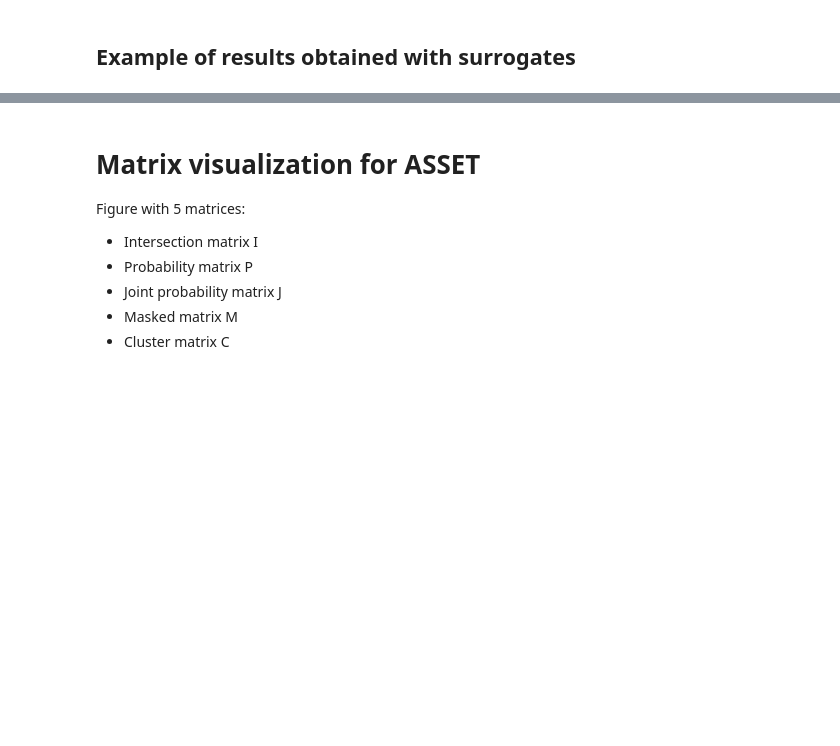
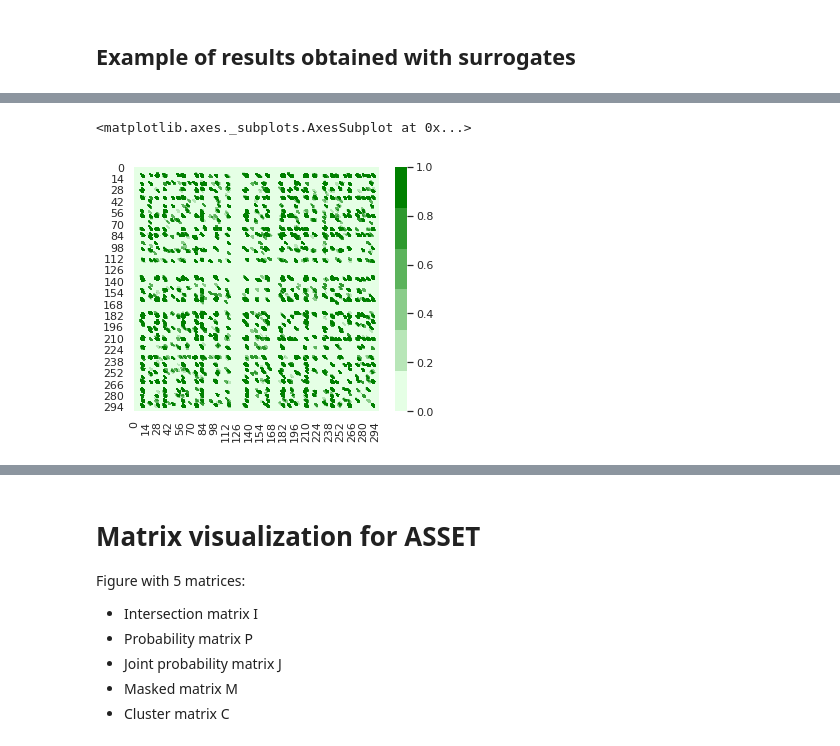
Before and after one commit to stellalessandra/pcp_use_cases, a Jupyter notebook: ASSET/asset_analysis_JN.ipynb, the cells around one changed output, grey strips where cells are left out. Cells and saved outputs as stored; diff of their text form; code cells hidden in the pictures; blank space fills up the shorter version.

```diff
--- a/ASSET/asset_analysis_JN.ipynb
+++ b/ASSET/asset_analysis_JN.ipynb
@@ -304,0 +377,10 @@ np.save(path + 'pmat_montecarlo%i.npy' % number_of_channels, pmat)
+# %%
+# load the joint probability matrix and plot it
+jmat_montecarlo = np.load(path + str(number_of_channels) + '/'  + 'jmat_montecarlo%i.npy' % number_of_channels)
+
+f_jmat_montecarlo, ax_jmat_montecarlo = plt.subplots(figsize=(5.5, 4.5))
+
+sns.heatmap(jmat_montecarlo, cmap=cmap)
+# %% [output]
+<matplotlib.axes._subplots.AxesSubplot at 0x...>
+[figure, added]
```
Also changed, not shown: parts of 42 cells of this notebook.
